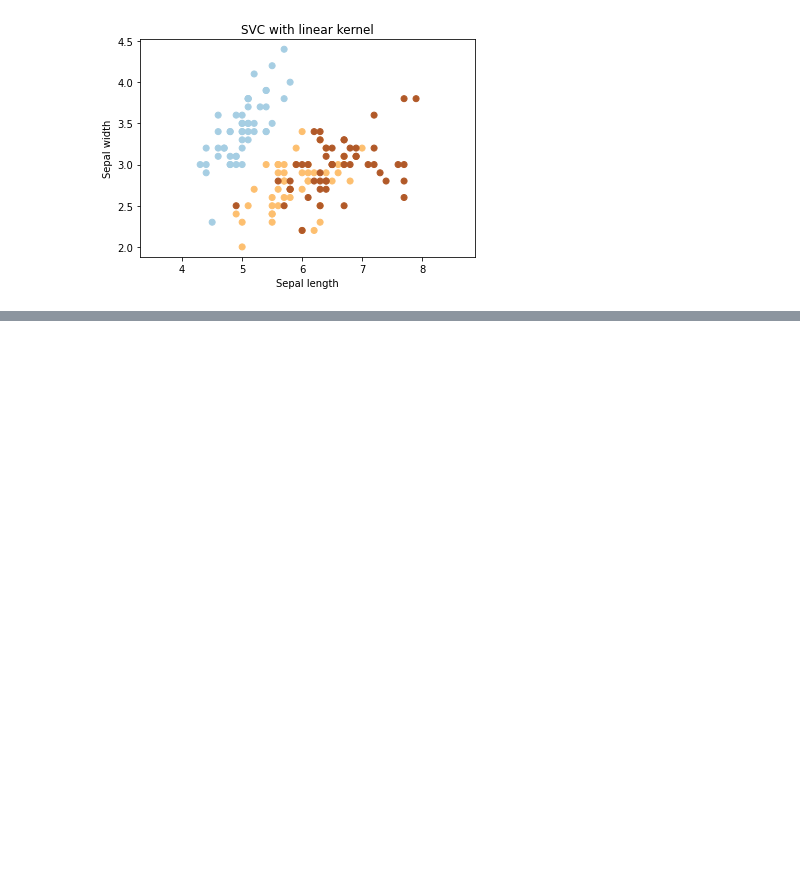
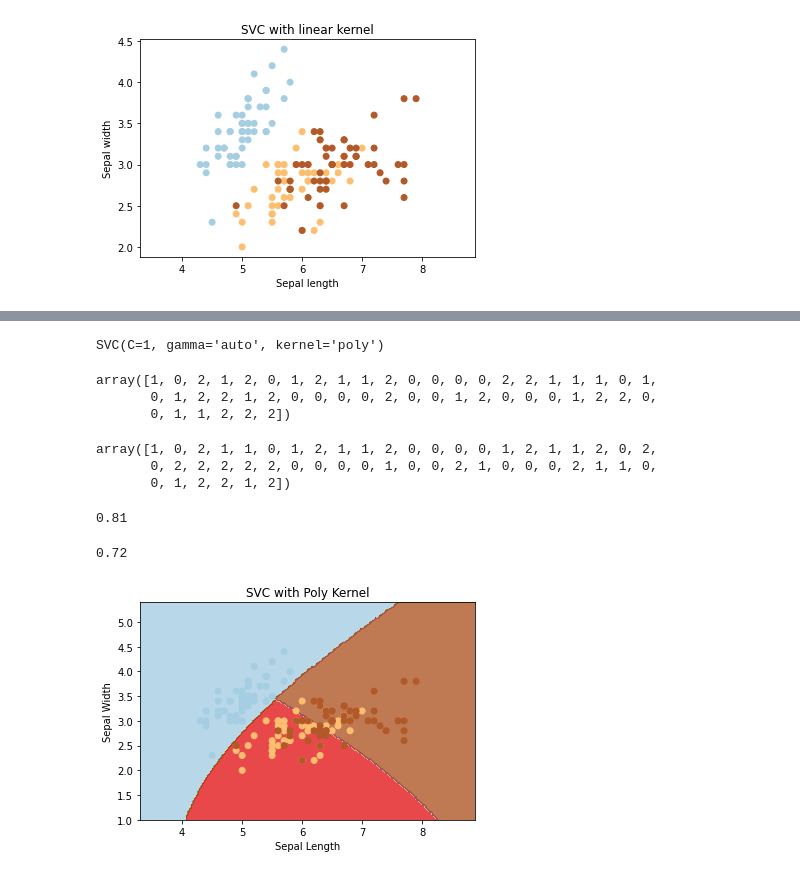
Before and after one commit to VictorWealthA/REU-ML, a Jupyter notebook: Support Vector Machine(SVM) code in Python.ipynb, the cells around one changed output, grey strips where cells are left out. Drawn from its saved outputs; the diff is of its cells as text; code cells hidden in the pictures; blank space fills up the shorter version.

```diff
--- a/Support Vector Machine(SVM) code in Python.ipynb
+++ b/Support Vector Machine(SVM) code in Python.ipynb
@@ -38,0 +42,6 @@ plt.show()
+# %%
+data = load_iris()
+# %%
+X = iris.data[:, :2]
+y = data.target
+X_train, X_test, y_train, y_test = train_test_split(X, y, test_size=0.33, random_state=42)
@@ -38,0 +60,6 @@ plt.show()
+# %%
+C = 1.0 # SVM regularization parameter
+supvm = svm.SVC(kernel='poly', C=1, gamma='auto')
+supvm.fit(X_train, y_train)
+# %% [output]
+SVC(C=1, gamma='auto', kernel='poly')
@@ -38,0 +68,42 @@ plt.show()
+# %%
+test_results
+# %% [output]
+array([1, 0, 2, 1, 2, 0, 1, 2, 1, 1, 2, 0, 0, 0, 0, 2, 2, 1, 1, 1, 0, 1,
+       0, 1, 2, 2, 1, 2, 0, 0, 0, 0, 2, 0, 0, 1, 2, 0, 0, 0, 1, 2, 2, 0,
+       0, 1, 1, 2, 2, 2])
+# %%
+y_test
+# %% [output]
+array([1, 0, 2, 1, 1, 0, 1, 2, 1, 1, 2, 0, 0, 0, 0, 1, 2, 1, 1, 2, 0, 2,
+       0, 2, 2, 2, 2, 2, 0, 0, 0, 0, 1, 0, 0, 2, 1, 0, 0, 0, 2, 1, 1, 0,
+       0, 1, 2, 2, 1, 2])
+# %%
+accuracy2 = supvm.score(X_train,y_train)
+accuracy2
+# %% [output]
+0.81
+# %%
+accuracy3 = supvm.score(X_test,y_test)
+accuracy3
+# %% [output]
+0.72
+# %%
+# create a mesh to plot in
+x_min, x_max = X[:, 0].min() - 1, X[:, 0].max() + 1
+y_min, y_max = X[:, 1].min() - 1, X[:, 1].max() + 1
+h = (x_max / x_min)/100
+xx, yy = np.meshgrid(np.arange(x_min, x_max, h),
+ np.arange(y_min, y_max, h))
+# %%
+plt.subplot(1, 1, 1)
+Z = supvm.predict(np.c_[xx.ravel(), yy.ravel()])
+Z = Z.reshape(xx.shape)
+plt.contourf(xx, yy, Z, cmap=plt.cm.Paired, alpha=0.8)
+plt.scatter(X[:, 0], X[:, 1], c=y, cmap=plt.cm.Paired)
+plt.xlabel('Sepal Length')
+plt.ylabel('Sepal Width')
+plt.xlim(xx.min(), xx.max())
+plt.title('SVC with Poly Kernel')
+plt.show()
+# %% [output]
+[figure, added]
```
Also changed, not shown: parts of 5 cells of this notebook, 2 other files.
